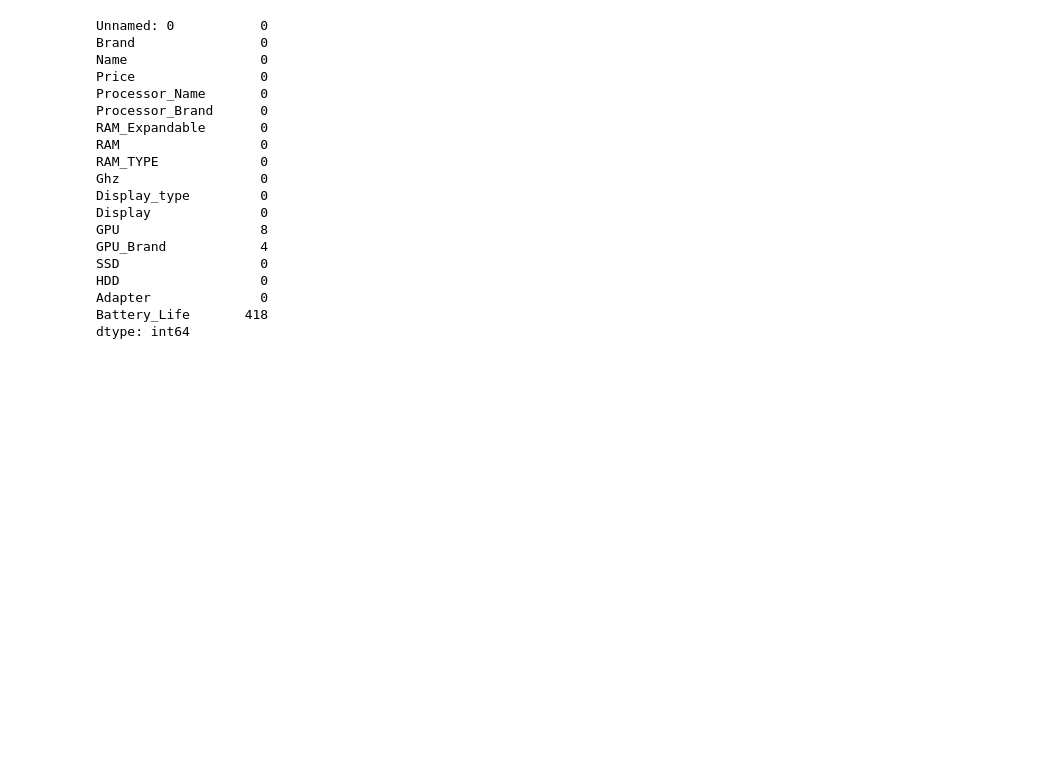
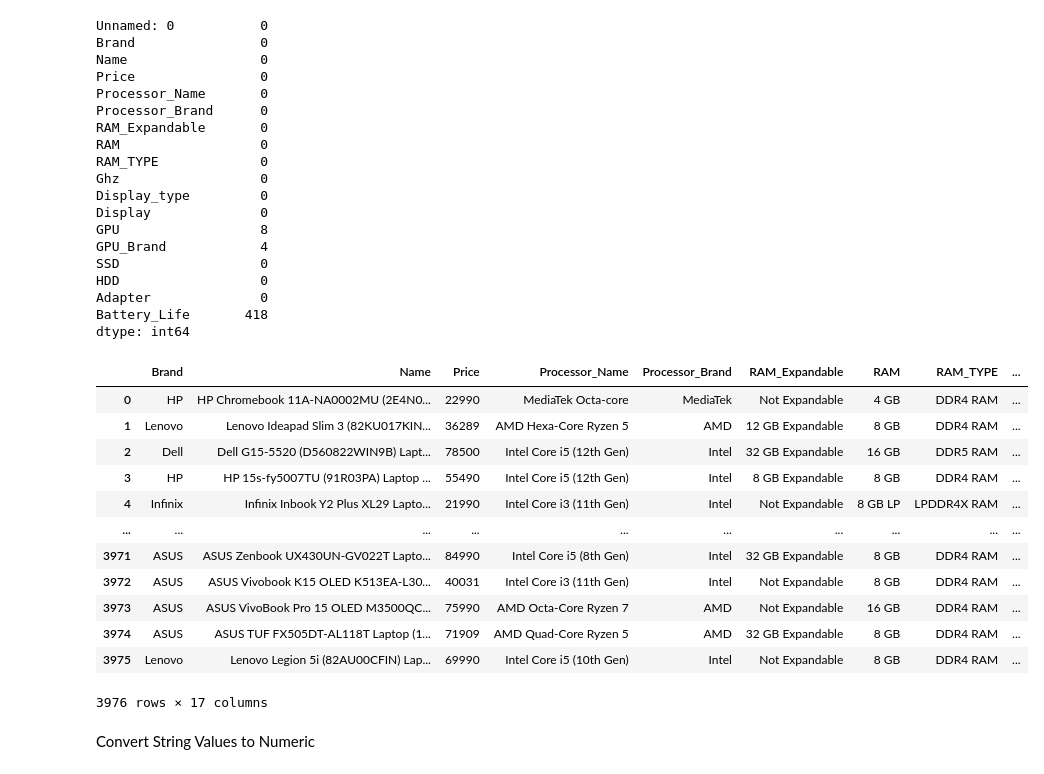
Before and after one commit to Dunith2002/Laptop_Price_Predictor, a Jupyter notebook: notebooks/FC211020_Dinusha/Data_Cleaning.ipynb, the cells around one changed output. Drawn from its saved outputs; the diff is of its cells as text; code cells hidden in the pictures; blank space fills up the shorter version.

```diff
--- a/notebooks/FC211020_Dinusha/Data_Cleaning.ipynb
+++ b/notebooks/FC211020_Dinusha/Data_Cleaning.ipynb
@@ -54,3 +56,24 @@ HDD                  0
 Adapter              0
 Battery_Life       418
 dtype: int64
+# %%
+df = df.drop_duplicates() #Remove duplicates columns
+# %%
+df.drop(df.columns[0], axis=1, inplace=True) #Remove Unnamed column
+df
+# %% [output]
+|  | Brand | Name | Price | Processor_Name | Processor_Brand | RAM_Expandable | RAM | RAM_TYPE | ... |
+| 0 | HP | HP Chromebook 11A-NA0002MU (2E4N0... | 22990 | MediaTek Octa-core | MediaTek | Not Expandable | 4 GB | DDR4 RAM | ... |
+| 1 | Lenovo | Lenovo Ideapad Slim 3 (82KU017KIN... | 36289 | AMD Hexa-Core Ryzen 5 | AMD | 12 GB Expandable | 8 GB | DDR4 RAM | ... |
+| 2 | Dell | Dell G15-5520 (D560822WIN9B) Lapt... | 78500 | Intel Core i5 (12th Gen) | Intel | 32 GB Expandable | 16 GB | DDR5 RAM | ... |
+| 3 | HP | HP 15s-fy5007TU (91R03PA) Laptop ... | 55490 | Intel Core i5 (12th Gen) | Intel | 8 GB Expandable | 8 GB | DDR4 RAM | ... |
+| 4 | Infinix | Infinix Inbook Y2 Plus XL29 Lapto... | 21990 | Intel Core i3 (11th Gen) | Intel | Not Expandable | 8 GB LP | LPDDR4X RAM | ... |
+| ... | ... | ... | ... | ... | ... | ... | ... | ... | ... |
+| 3971 | ASUS | ASUS Zenbook UX430UN-GV022T Lapto... | 84990 | Intel Core i5 (8th Gen) | Intel | 32 GB Expandable | 8 GB | DDR4 RAM | ... |
+| 3972 | ASUS | ASUS Vivobook K15 OLED K513EA-L30... | 40031 | Intel Core i3 (11th Gen) | Intel | Not Expandable | 8 GB | DDR4 RAM | ... |
+| 3973 | ASUS | ASUS VivoBook Pro 15 OLED M3500QC... | 75990 | AMD Octa-Core Ryzen 7 | AMD | Not Expandable | 16 GB | DDR4 RAM | ... |
+| 3974 | ASUS | ASUS TUF FX505DT-AL118T Laptop (1... | 71909 | AMD Quad-Core Ryzen 5 | AMD | 32 GB Expandable | 8 GB | DDR4 RAM | ... |
+| 3975 | Lenovo | Lenovo Legion 5i (82AU00CFIN) Lap... | 69990 | Intel Core i5 (10th Gen) | Intel | Not Expandable | 8 GB | DDR4 RAM | ... |
+3976 rows × 17 columns
+# %% [markdown]
+Convert String Values to Numeric
```
Also changed, not shown: parts of 7 cells of this notebook.
